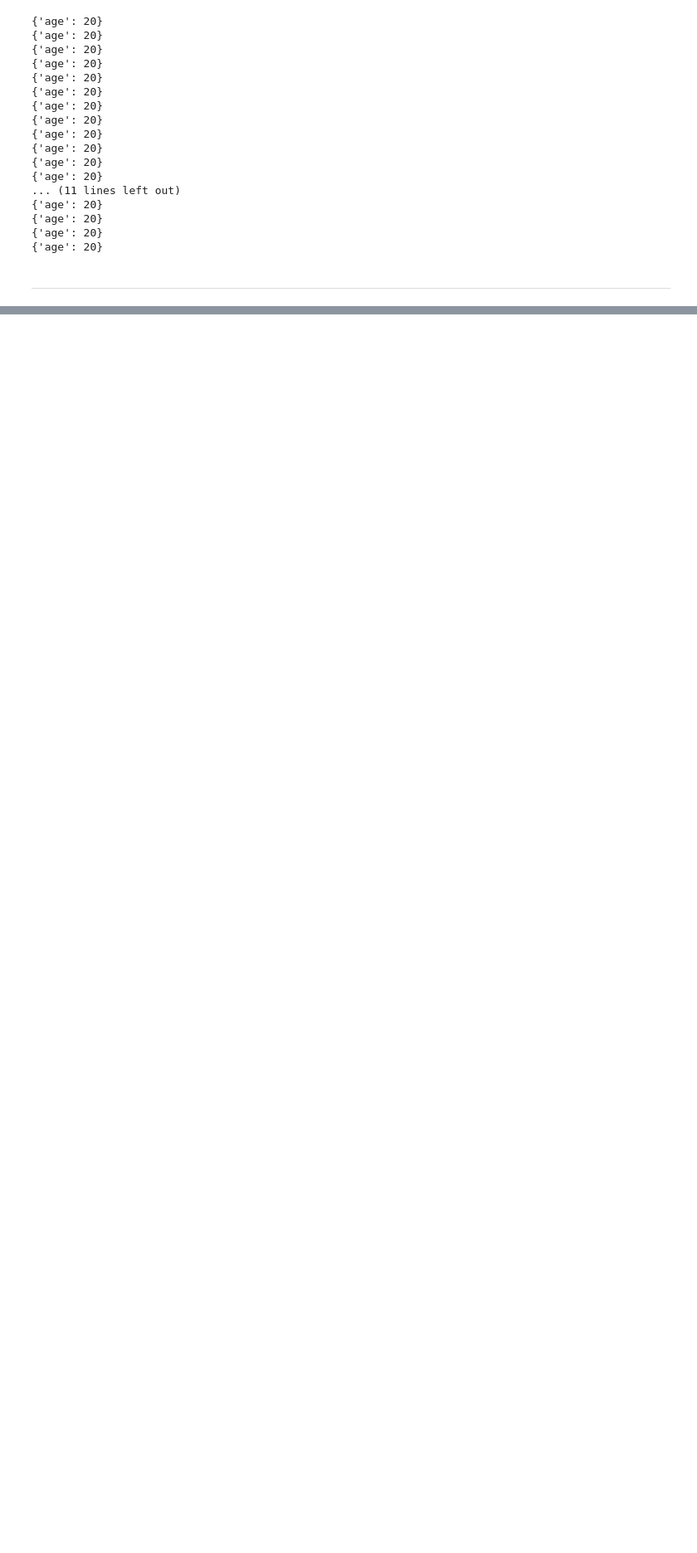
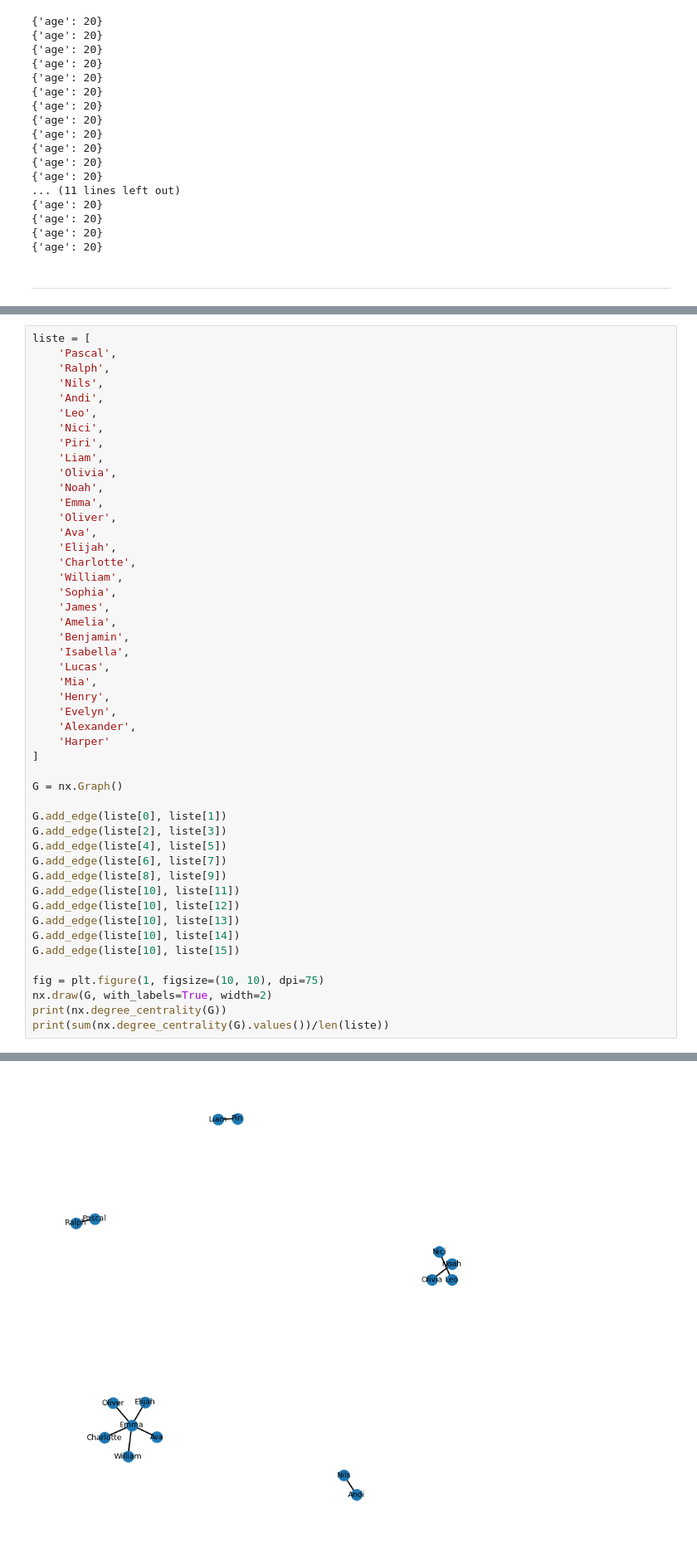
Before and after one commit to pxtn/zhaw-bsc-thesis-network-science, a Jupyter notebook: notebooks/playground.ipynb, the cells around one changed output, grey strips where cells are left out. Shown at 83% size. Drawn from its saved outputs; the diff is of its cells as text; blank space fills up the shorter version.

```diff
--- a/notebooks/playground.ipynb
+++ b/notebooks/playground.ipynb
@@ -308,0 +313,49 @@ nx.draw_networkx_edge_labels(G, pos, edge_labels=nx.get_edge_attributes(G,'label
+# %%
+liste = [
+    'Pascal',
+    'Ralph',
+    'Nils',
+    'Andi',
+    'Leo',
+    'Nici',
+    'Piri',
+    'Liam',
+    'Olivia',
+    'Noah',
+    'Emma',
+    'Oliver',
+    'Ava',
+    'Elijah',
+    'Charlotte',
+    'William',
+    'Sophia',
+    'James',
+    'Amelia',
+    'Benjamin',
+    'Isabella',
+    'Lucas',
+    'Mia',
+    'Henry',
+    'Evelyn',
+    'Alexander',
+    'Harper'
+]
+
+G = nx.Graph()
+
+G.add_edge(liste[0], liste[1])
+G.add_edge(liste[2], liste[3])
+G.add_edge(liste[4], liste[5])
+G.add_edge(liste[6], liste[7])
+G.add_edge(liste[8], liste[9])
+G.add_edge(liste[10], liste[11])
+G.add_edge(liste[10], liste[12])
+G.add_edge(liste[10], liste[13])
+G.add_edge(liste[10], liste[14])
+G.add_edge(liste[10], liste[15])
+
+fig = plt.figure(1, figsize=(10, 10), dpi=75)
+nx.draw(G, with_labels=True, width=2)
+print(nx.degree_centrality(G))
+print(sum(nx.degree_centrality(G).values())/len(liste))
+# %% [output]
@@ -308,0 +364 @@ nx.draw_networkx_edge_labels(G, pos, edge_labels=nx.get_edge_attributes(G,'label
+[figure, added]
```
Also changed, not shown: parts of 3 cells of this notebook.
